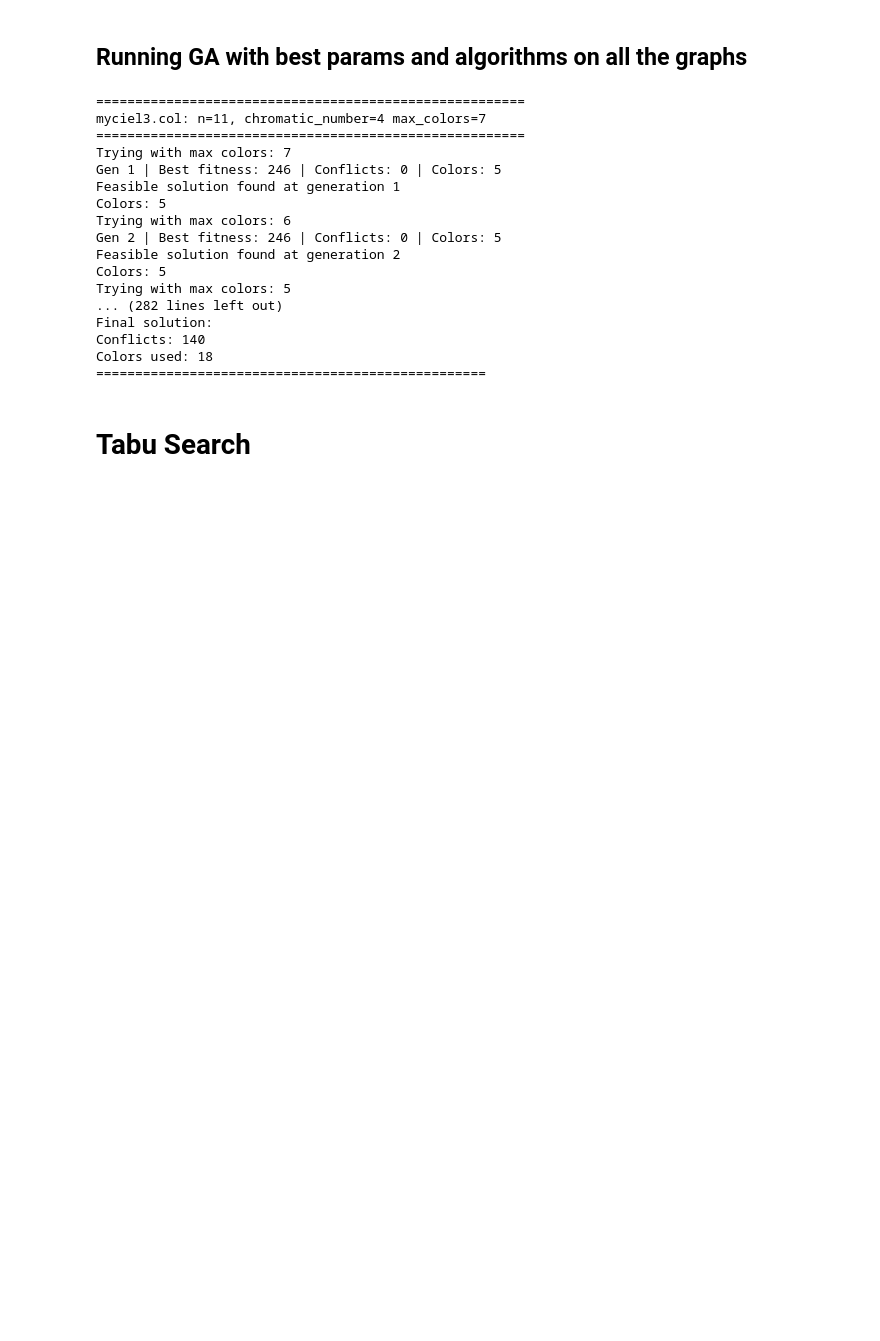
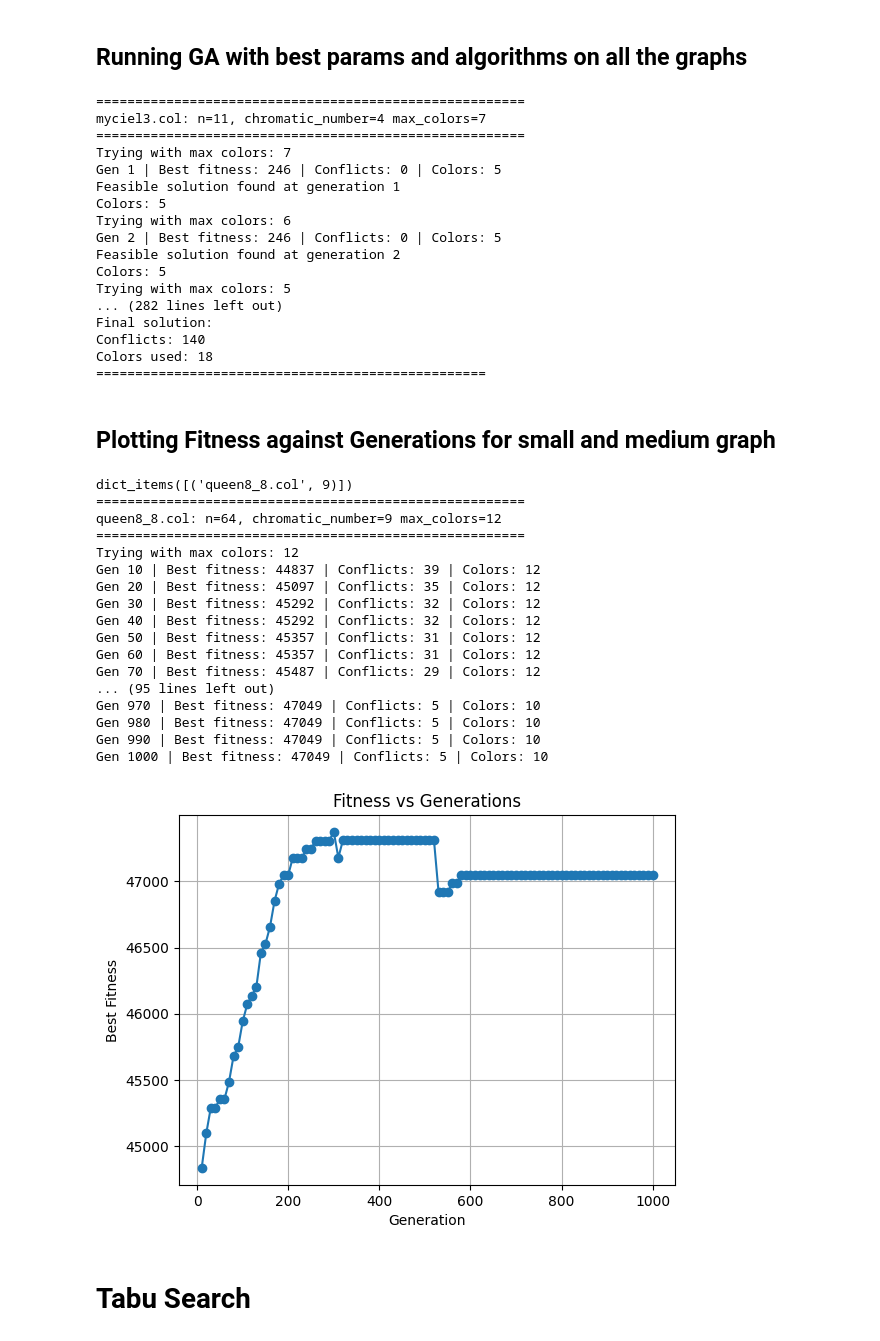
Before and after one commit to XaviVeC/P2GeneticAlgorithms, a Jupyter notebook: GeneticAlgorithms.ipynb, the cells around one changed output. Cells and saved outputs as stored; diff of their text form; code cells hidden in the pictures; blank space fills up the shorter version.

Commit message:
fitness graph on the medium graph. FINAL COMMIT

```diff
--- a/GeneticAlgorithms.ipynb
+++ b/GeneticAlgorithms.ipynb
@@ -165,9 +165,10 @@ def conflict_based_mutation(coloring, adj, max_colors, mutation_rate=0.05):
 # %% [markdown]
 ## Single gene mutation
 # %%
-def single_gene_mutation(coloring, max_colors):
+def single_gene_mutation(coloring, max_colors, mutation_rate=0.05):
     v = random.choice(list(coloring.keys()))
-    coloring[v] = random.randint(1, max_colors)
+    if random.random() < mutation_rate:
+        coloring[v] = random.randint(1, max_colors)
     return coloring
 # %% [markdown]
 # Genetic Algorithm
@@ -279,6 +280,7 @@ def genetic_algorithm2(
     mutation_rate=0.02,
     verbose=True
 ):
+    iteration_fitness = []
     chromatic_number = max_colors - CHROMATIC_MARGIN   # Chromatic number
     if chromatic_number < 5:
         print_each = 1
@@ -317,6 +319,7 @@ def genetic_algorithm2(
 
             if gen % print_each == 0:   # Print every set number of generations
                 conflicts.append(current_conflicts)
+                iteration_fitness.append({gen:best_fitness})
                 if verbose: print(
                     f"Gen {gen} | Best fitness: {best_fitness} | "
                     f"Conflicts: {count_conflicts(adj, best_solution)} | "
@@ -336,7 +339,7 @@ def genetic_algorithm2(
                     f"Optimal solution found at generation {gen} | "
                     f"Colors: {current_colors}"
                 )
-                return current_best, last_feasible
+                return current_best, last_feasible, iteration_fitness
 
             if found_feasible:
                 max_colors -= 1
@@ -358,7 +361,7 @@ def genetic_algorithm2(
 
                 population = new_population
 
-    return best_solution, last_feasible
+    return best_solution, last_feasible, iteration_fitness
 # %% [markdown]
 ### Tournament Selection, Two point crossover, Single gene mutation
 # %%
@@ -445,7 +448,7 @@ def genetic_algorithm3(
                     p2 = tournament_selection(population, adj)
 
                     child = two_point_crossover(p1, p2)
-                    single_gene_mutation(child, max_colors)
+                    single_gene_mutation(child, max_colors, mutation_rate)
 
                     new_population.append(child)
 
@@ -708,6 +711,63 @@ Final solution:
 Conflicts: 140
 Colors used: 18
 ==================================================
+# %% [markdown]
+## Plotting Fitness against Generations for small and medium graph
+# %%
+if __name__ == "__main__":
+    for filename, chromatic_number in GRAPH_DICT.items():
+        adj, n = parse_col_file(filename)
+        print(GRAPH_DICT.items())
+        max_colors = chromatic_number + CHROMATIC_MARGIN
+
+        print("=" * 55)
+        print(f"{filename}: n={n}, chromatic_number={chromatic_number} max_colors={max_colors}")
+        print("=" * 55)
+
+        solution, feasible, iterations_fitness = genetic_algorithm2(
+            adj=adj,
+            num_vertices=n,
+            max_colors=max_colors,
+            generations=1000,
+            pop_size=best_pop_size,
+            elitism_rate=best_elitism_rate,
+            mutation_rate=best_mutation_rate
+        )
+
+
+    generations = []
+    fitness_values = []
+    for entry in iterations_fitness:
+        for gen, fitness in entry.items():
+            generations.append(gen)
+            fitness_values.append(fitness)
+
+    plt.figure()
+    plt.plot(generations, fitness_values, marker='o')
+    plt.xlabel("Generation")
+    plt.ylabel("Best Fitness")
+    plt.title("Fitness vs Generations")
+    plt.grid(True)
+    plt.show()
+# %% [output]
+dict_items([('queen8_8.col', 9)])
+=======================================================
+queen8_8.col: n=64, chromatic_number=9 max_colors=12
+=======================================================
+Trying with max colors: 12
+Gen 10 | Best fitness: 44837 | Conflicts: 39 | Colors: 12
+Gen 20 | Best fitness: 45097 | Conflicts: 35 | Colors: 12
+Gen 30 | Best fitness: 45292 | Conflicts: 32 | Colors: 12
+Gen 40 | Best fitness: 45292 | Conflicts: 32 | Colors: 12
+Gen 50 | Best fitness: 45357 | Conflicts: 31 | Colors: 12
+Gen 60 | Best fitness: 45357 | Conflicts: 31 | Colors: 12
+Gen 70 | Best fitness: 45487 | Conflicts: 29 | Colors: 12
+... (95 lines left out)
+Gen 970 | Best fitness: 47049 | Conflicts: 5 | Colors: 10
+Gen 980 | Best fitness: 47049 | Conflicts: 5 | Colors: 10
+Gen 990 | Best fitness: 47049 | Conflicts: 5 | Colors: 10
+Gen 1000 | Best fitness: 47049 | Conflicts: 5 | Colors: 10
+[figure, added]
 # %% [markdown]
 # Tabu Search
 # %% [markdown]
```
